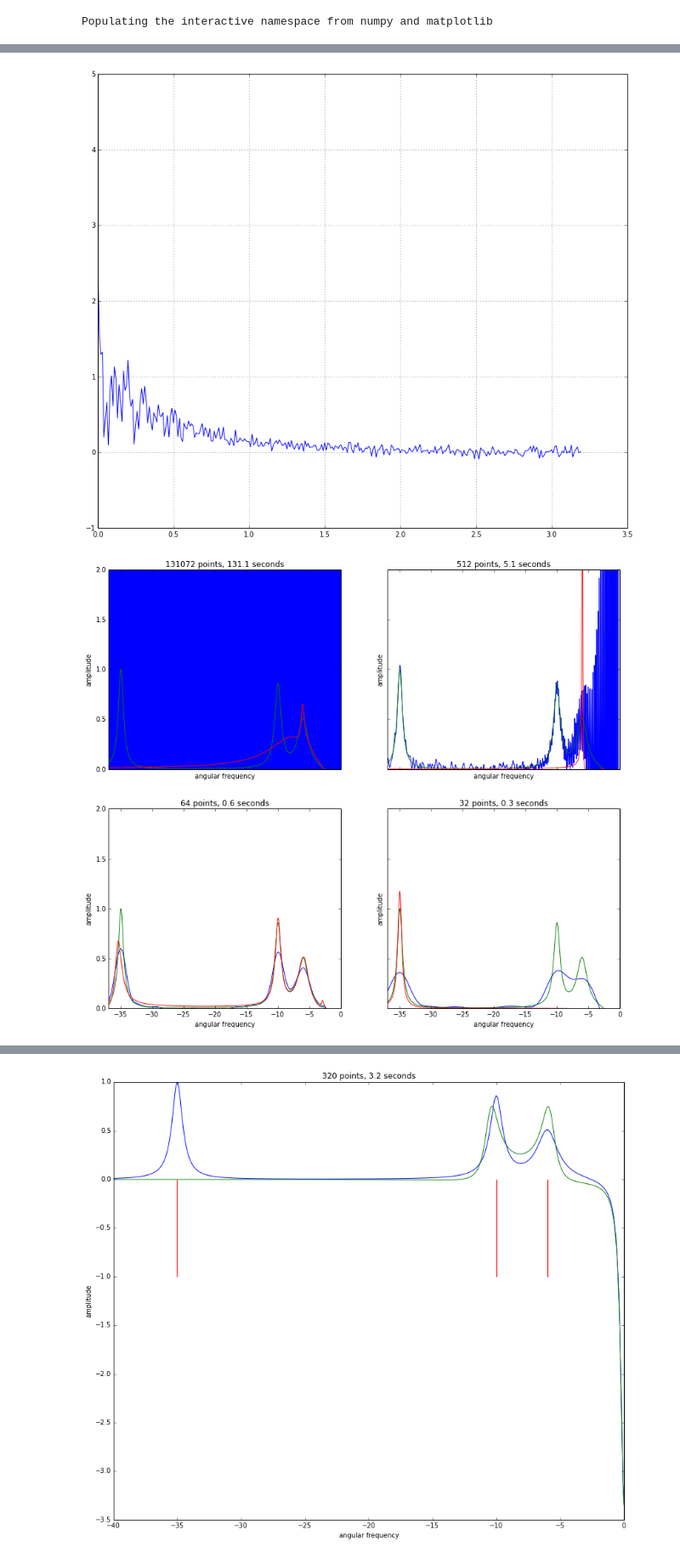
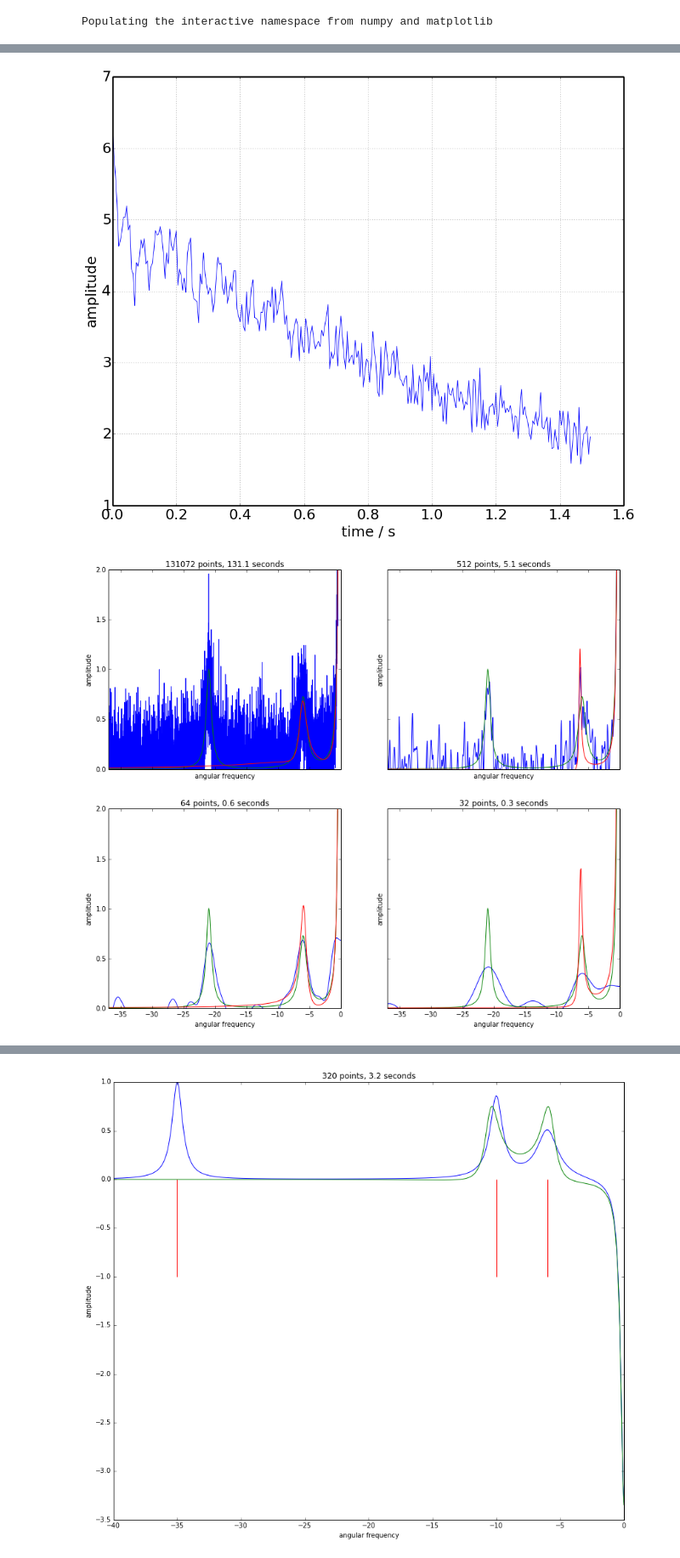
Before and after one commit to antonl/notebooks, a Jupyter notebook: Python FDM.ipynb, the cells around one changed output, grey strips where cells are left out. Shown: that part at 85% size. Saved outputs shown, nothing was run; the diff lists cells and outputs as text; code cells hidden in the pictures.

Commit message:
nice figure added

```diff
--- a/Python FDM.ipynb
+++ b/Python FDM.ipynb
@@ -29,20 +29,25 @@ def half_window(N, alpha=0.7):
     return win
 # %%
 # Set parameters of input signal
-dt = 1e-2
-N = 320
-freqs = array([35 - 0.5j, 6 - 1.j, 10 - .6j, -0.3j])
-amps = array([0.5, 0.5, 0.5, 1])
+dt = 0.5e-2
+N = 300
+freqs = array([21 - 0.5j, 6 - .7j,  - .1j])
+amps = array([0.5, 0.5, 5])
 
 signal_true = fdm.make_lorenzian(N, amps, freqs, dt)
-signal =signal_true + 0.1*random_sample((N,))*exp(-1j*2*pi*random_sample((N,)))
+#signal = signal_true + 0.5*random_sample((N,))*exp(-1j*2*pi*random_sample((N,)))
 plot(arange(N)*dt, real(signal))
-ylim([-1, 5])
+#ylim([-1, 5])
 grid()
-
-#savefig('2_to_1.png', dpi=250)
+tight_layout(pad=5)
+tick_params(labelsize=25)
+for axis in ['top','bottom','left','right']:
+  gca().spines[axis].set_linewidth(2.5)
+xlabel('time / s', fontsize=25)
+ylabel('amplitude', fontsize=25)
+savefig('1_to_1.png', dpi=300)
 # %% [output]
-[figure, old version]
+[figure, new version]
 # %%
 def make_plot(N, dt, ax, N_MAX=4096*64):
     assert N < N_MAX, 'increase N_MAX'
@@ -75,7 +80,7 @@ def make_plot(N, dt, ax, N_MAX=4096*64):
     '''
     z, A = fdm.solve_fdm(fdm.make_basis(0, 4, T=N*dt, dt=dt, tweak=0.2), signal[:(6000 if N > 6000 else N)])
     z, A, errs = fdm.solve_fdm(exp(-1j*2*pi*real(z)), signal[:(4000 if N > 4000 else N)],
-        amplitude_threshold=1e-2, relerr_threshold=1e-2, gen_u2=True)
+        amplitude_threshold=0.2, relerr_threshold=0.5e-2, gen_u2=True)
 
     fdm_signal = zeros_like(df, dtype=complex128)
     if z.size > 1:
@@ -94,13 +99,14 @@ def make_plot(N, dt, ax, N_MAX=4096*64):
 # %%
 fig, ((ax1, ax2), (ax3, ax4)) = subplots(2, 2, sharex=True, sharey=True)
 make_plot(2048*64, 1e-3, ax1)
 make_plot(512, 1e-2, ax2)
 make_plot(64, 1e-2, ax3)
 make_plot(32, 1e-2, ax4)
 ax1.set_xlim([-37, 0]);
 ax1.set_ylim([0, 2]);
+savefig('4-plot.png', format='png', dpi=300)
 # %% [output]
-[figure, old version]
+[figure, new version]
 # %%
 def scan_fdm(signal, dt, intervals=None, a_thresh=1e-2, rel_err=1e-4):
     N = signal.shape[0]
```
Also changed, not shown: parts of 5 cells of this notebook, 21 other files.
